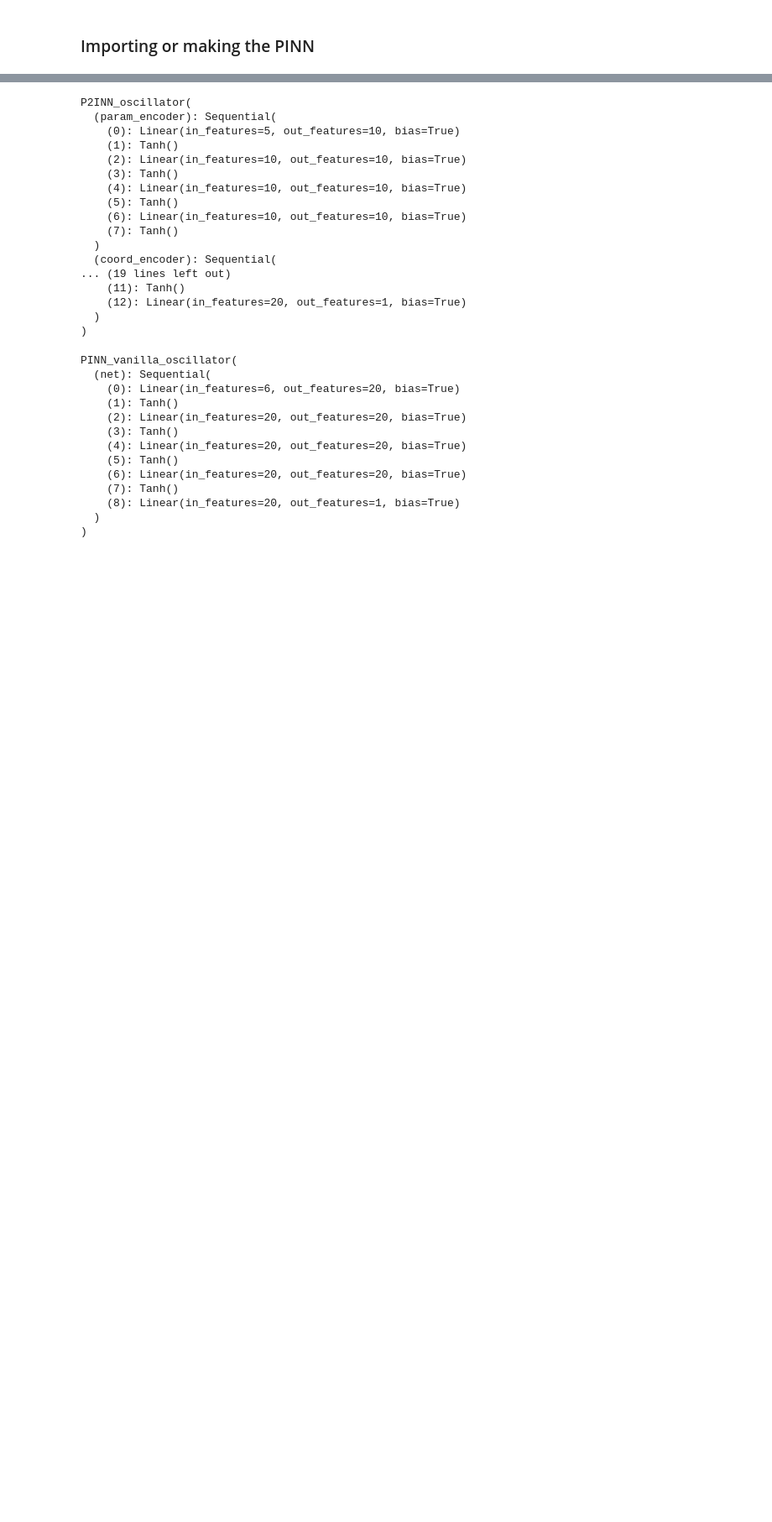
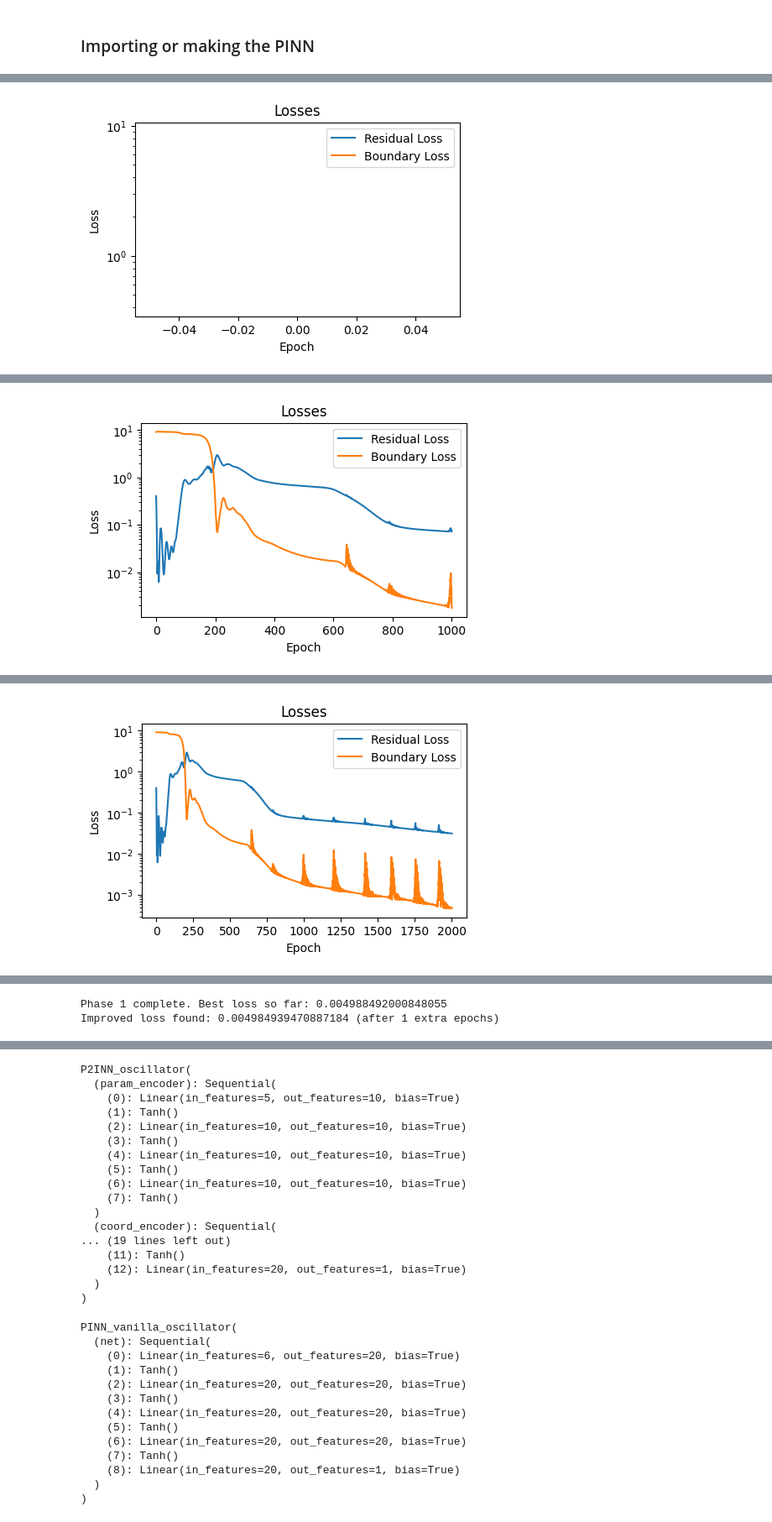
Before and after one commit to jolu2111/Master_thesis, a Jupyter notebook: Code/05_Normalization.ipynb, the cells around one changed output, grey strips where cells are left out. Shown at 84% size. Saved outputs shown, nothing was run; the diff lists cells and outputs as text; code cells hidden in the pictures; blank space fills up the shorter version.

```diff
--- a/Code/05_Normalization.ipynb
+++ b/Code/05_Normalization.ipynb
@@ -30,14 +31,15 @@ params=initialize_param(5000,distribute=['m','mu','k','y0','v0'],specs=specs, no
 # %%
-# vanilla_model = PINN_vanilla_oscillator(hidden_size=20, hidden_layers=3)
+vanilla_model = PINN_vanilla_oscillator(hidden_size=20, hidden_layers=3)
 
-# P2INN_model = P2INN_oscillator(
-#                  param_hidden= 10,
-#                  param_layers= 4,
-#                  coord_hidden= 10,
-#                  coord_layers = 3,
-#                  decoder_hidden = 20,
-#                  decoder_layers = 6)
+P2INN_model = P2INN_oscillator(
+                 param_hidden= 10,
+                 param_layers= 4,
+                 coord_hidden= 10,
+                 coord_layers = 3,
+                 decoder_hidden = 20,
+                 decoder_layers = 6)
 
-# optimizer = optim.Adam(vanilla_model.parameters(), lr=0.001)
-# trainer = Trainer(vanilla_model, optimizer,epochs=1001, lambda_bc=2.0)
-# trainer.train(params)
+optimizer = optim.Adam(vanilla_model.parameters(), lr=0.001)
+trainer = Trainer(vanilla_model, optimizer,epochs=4001, lambda_bc=2.0)
+trainer.train(params)
+# %% [output]
@@ -43,0 +47 @@ params=initialize_param(5000,distribute=['m','mu','k','y0','v0'],specs=specs, no
+[figure, added]
@@ -43,0 +49 @@ params=initialize_param(5000,distribute=['m','mu','k','y0','v0'],specs=specs, no
+[figure, added]
@@ -43,0 +51 @@ params=initialize_param(5000,distribute=['m','mu','k','y0','v0'],specs=specs, no
+[figure, added]
@@ -43,0 +56,2 @@ params=initialize_param(5000,distribute=['m','mu','k','y0','v0'],specs=specs, no
+Phase 1 complete. Best loss so far: 0.004988492000848055
+Improved loss found: 0.004984939470887184 (after 1 extra epochs)
```
Also changed, not shown: parts of 24 cells of this notebook, 7 other files.
